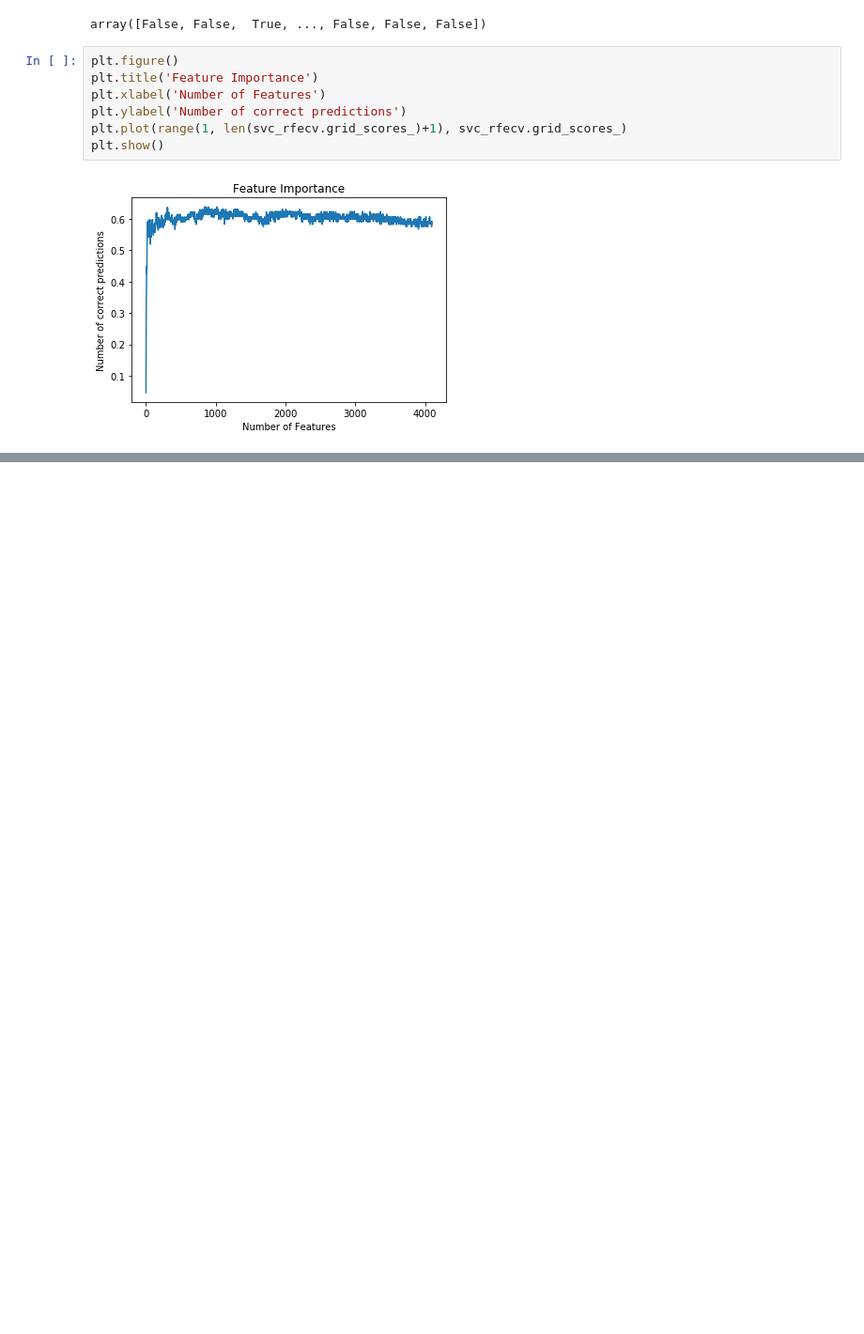
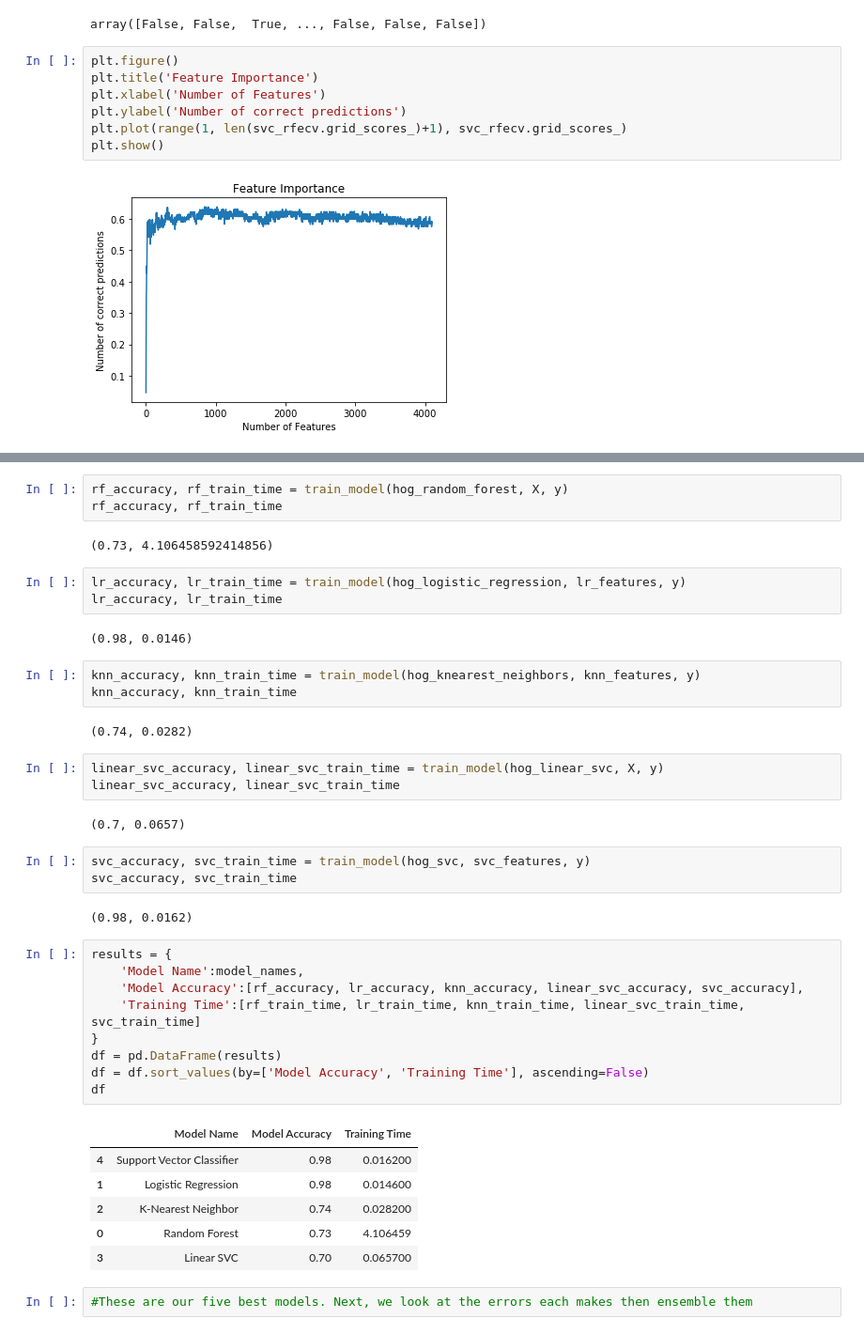
Before and after one commit to lyleokoth/maize-disease-detection, a Jupyter notebook: notebooks/model creation 3.ipynb, the cells around one changed output, grey strips where cells are left out. Shown at 94% size. Drawn from its saved outputs; the diff is of its cells as text; blank space fills up the shorter version.

Commit message:
Trained the five best models

```diff
--- a/notebooks/model creation 3.ipynb
+++ b/notebooks/model creation 3.ipynb
@@ -477,0 +523,43 @@ plt.show()
+# %%
+rf_accuracy, rf_train_time = train_model(hog_random_forest, X, y)
+rf_accuracy, rf_train_time
+# %% [output]
+(0.73, 4.106458592414856)
+# %%
+lr_accuracy, lr_train_time = train_model(hog_logistic_regression, lr_features, y)
+lr_accuracy, lr_train_time
+# %% [output]
+(0.98, 0.0146)
+# %%
+knn_accuracy, knn_train_time = train_model(hog_knearest_neighbors, knn_features, y)
+knn_accuracy, knn_train_time
+# %% [output]
+(0.74, 0.0282)
+# %%
+linear_svc_accuracy, linear_svc_train_time = train_model(hog_linear_svc, X, y)
+linear_svc_accuracy, linear_svc_train_time
+# %% [output]
+(0.7, 0.0657)
+# %%
+svc_accuracy, svc_train_time = train_model(hog_svc, svc_features, y)
+svc_accuracy, svc_train_time
+# %% [output]
+(0.98, 0.0162)
+# %%
+results = {
+    'Model Name':model_names,
+    'Model Accuracy':[rf_accuracy, lr_accuracy, knn_accuracy, linear_svc_accuracy, svc_accuracy],
+    'Training Time':[rf_train_time, lr_train_time, knn_train_time, linear_svc_train_time, svc_train_time]
+}
+df = pd.DataFrame(results)
+df = df.sort_values(by=['Model Accuracy', 'Training Time'], ascending=False)
+df
+# %% [output]
+|  | Model Name | Model Accuracy | Training Time |
+| 4 | Support Vector Classifier | 0.98 | 0.016200 |
+| 1 | Logistic Regression | 0.98 | 0.014600 |
+| 2 | K-Nearest Neighbor | 0.74 | 0.028200 |
+| 0 | Random Forest | 0.73 | 4.106459 |
+| 3 | Linear SVC | 0.70 | 0.065700 |
+# %%
+#These are our five best models. Next, we look at the errors each makes then ensemble them
```
Also changed, not shown: parts of 20 cells of this notebook.
